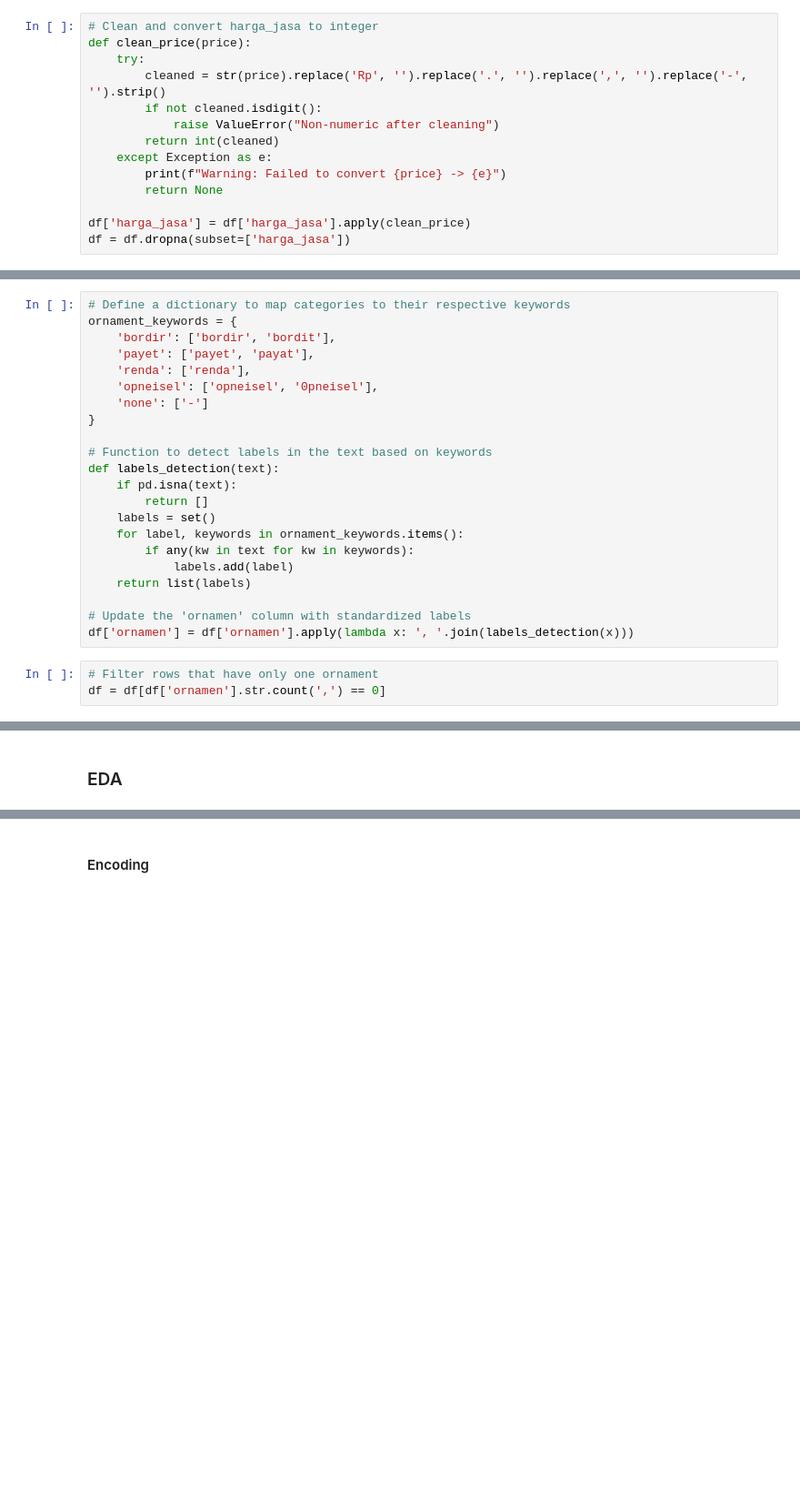
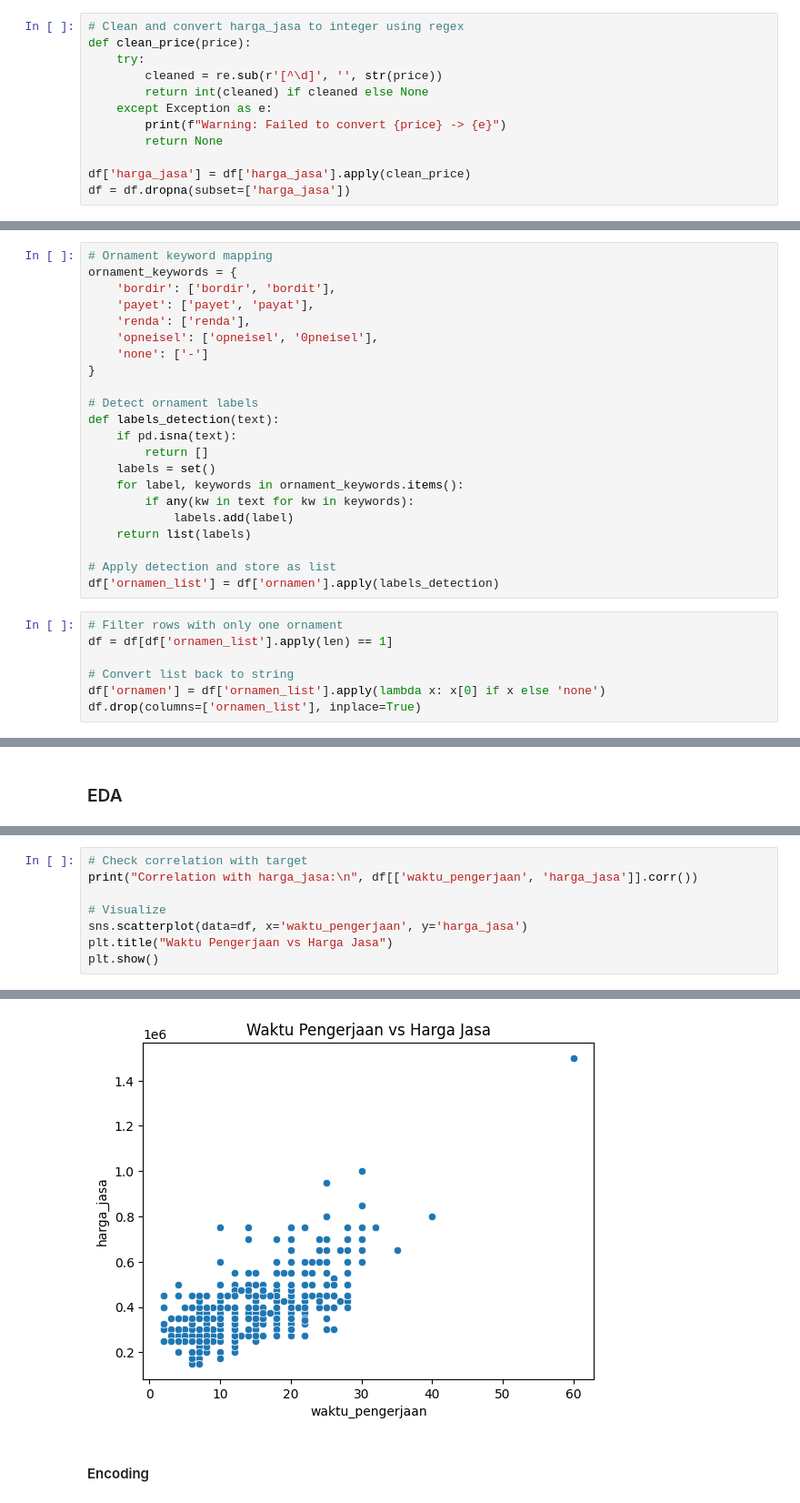
Before and after one commit to adzkykhairany/tailor-price-predictor, a Jupyter notebook: model.ipynb, the cells around one changed output, grey strips where cells are left out. Shown at 91% size. Cells and saved outputs as stored; diff of their text form; blank space fills up the shorter version.

Commit message:
Implement code changes to enhance functionality and improve performance

```diff
--- a/model.ipynb
+++ b/model.ipynb
@@ -93,13 +103,11 @@ df = df.rename(columns={
     'Harga Jasa (Rp)': 'harga_jasa'
 })
 # %%
-# Clean and convert harga_jasa to integer
+# Clean and convert harga_jasa to integer using regex
 def clean_price(price):
     try:
-        cleaned = str(price).replace('Rp', '').replace('.', '').replace(',', '').replace('-', '').strip()
-        if not cleaned.isdigit():
-            raise ValueError("Non-numeric after cleaning")
-        return int(cleaned)
+        cleaned = re.sub(r'[^\d]', '', str(price))
+        return int(cleaned) if cleaned else None
     except Exception as e:
         print(f"Warning: Failed to convert {price} -> {e}")
         return None
@@ -127,7 +129,7 @@ categorical_columns = ['model', 'bahan', 'ornamen']
 for col in categorical_columns:
     df[col] = df[col].str.lower().str.strip()
 # %%
-# Define a dictionary to map categories to their respective keywords
+# Ornament keyword mapping
 ornament_keywords = {
     'bordir': ['bordir', 'bordit'],
     'payet': ['payet', 'payat'],
@@ -136,7 +138,7 @@ ornament_keywords = {
     'none': ['-']
 }
 
-# Function to detect labels in the text based on keywords
+# Detect ornament labels
 def labels_detection(text):
     if pd.isna(text):
         return []
@@ -146,11 +148,15 @@ def labels_detection(text):
             labels.add(label)
     return list(labels)
 
-# Update the 'ornamen' column with standardized labels
-df['ornamen'] = df['ornamen'].apply(lambda x: ', '.join(labels_detection(x)))
+# Apply detection and store as list
+df['ornamen_list'] = df['ornamen'].apply(labels_detection)
-# %%
-# Filter rows that have only one ornament
-df = df[df['ornamen'].str.count(',') == 0]
+# %%
+# Filter rows with only one ornament
+df = df[df['ornamen_list'].apply(len) == 1]
+
+# Convert list back to string
+df['ornamen'] = df['ornamen_list'].apply(lambda x: x[0] if x else 'none')
+df.drop(columns=['ornamen_list'], inplace=True)
 # %%
 print("✅ Preprocessing complete! Final dataset shape:", df.shape)
 # %% [output]
@@ -159,0 +178,9 @@ print("✅ Preprocessing complete! Final dataset shape:", df.shape)
+# %%
+# Check correlation with target
+print("Correlation with harga_jasa:\n", df[['waktu_pengerjaan', 'harga_jasa']].corr())
+
+# Visualize
+sns.scatterplot(data=df, x='waktu_pengerjaan', y='harga_jasa')
+plt.title("Waktu Pengerjaan vs Harga Jasa")
+plt.show()
+# %% [output]
@@ -160,3 +191,4 @@ print("✅ Preprocessing complete! Final dataset shape:", df.shape)
+[figure, added]
 # %% [markdown]
 #### Encoding
 # %%
```
Also changed, not shown: parts of 9 cells of this notebook.
